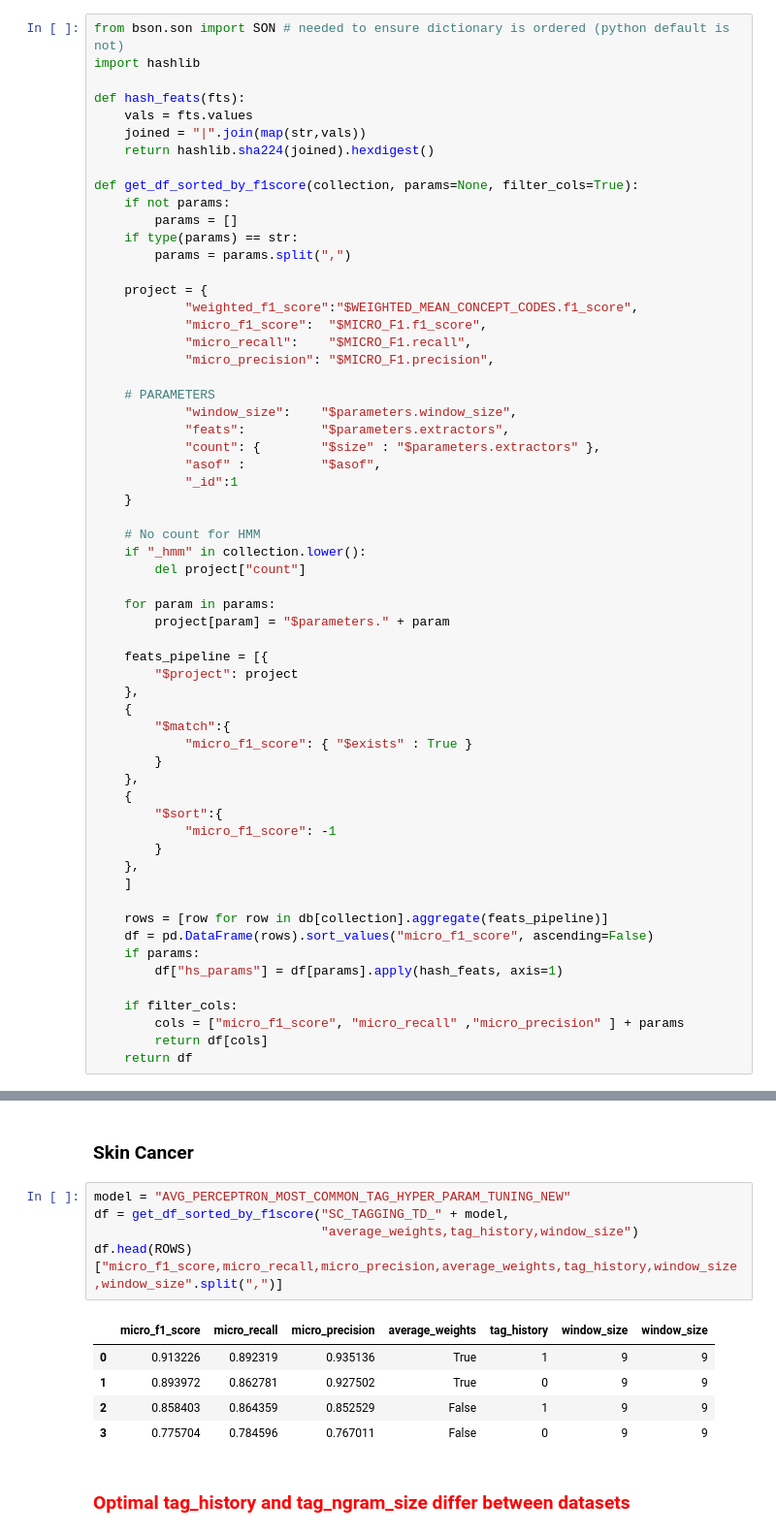
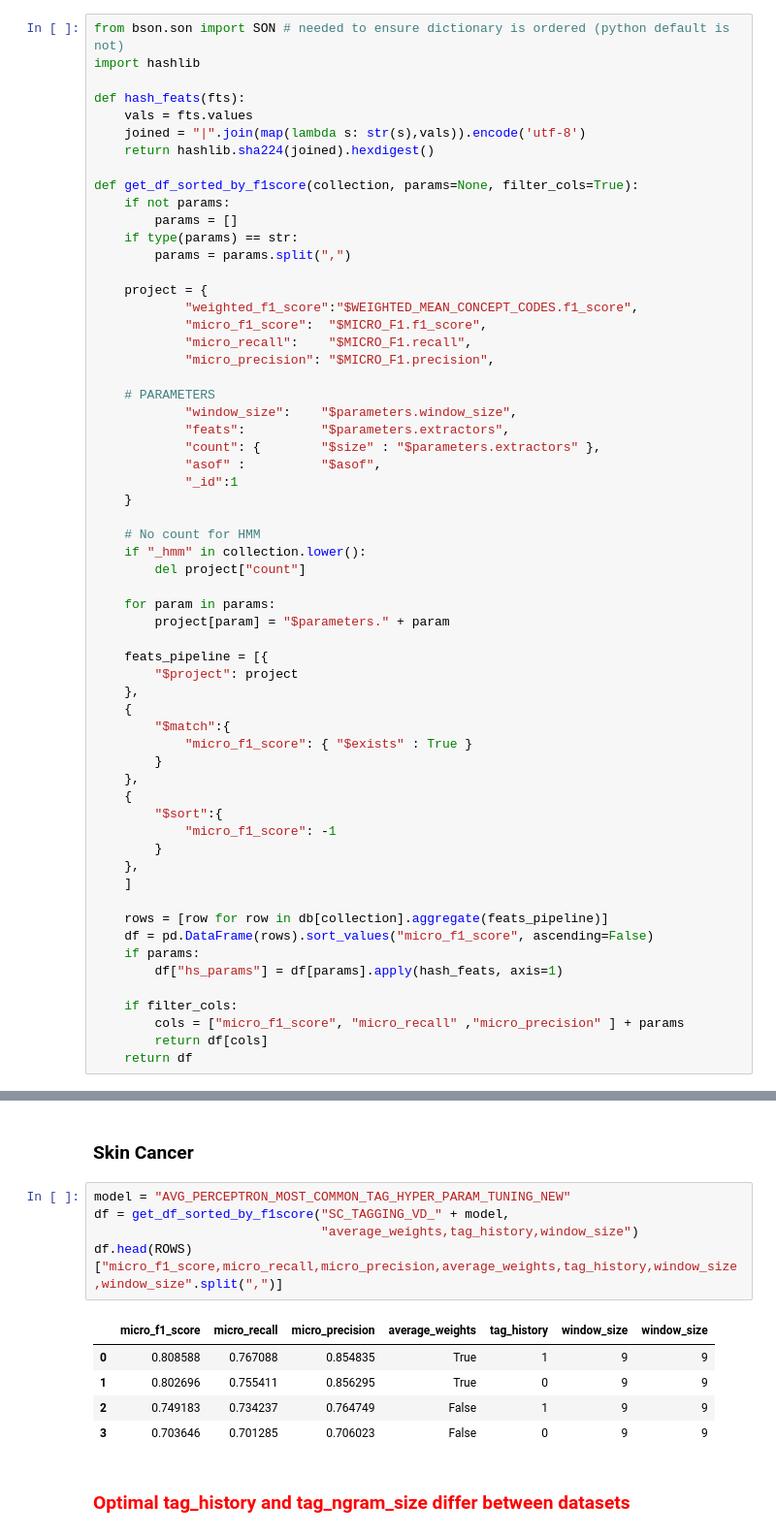
Before and after one commit to simonhughes22/PythonNlpResearch, a Jupyter notebook: notebooks/Mongo Queries/Query Model Hyper Parameter Tuning Results.ipynb, the cells around one changed output, grey strips where cells are left out. Shown at 97% size. Saved outputs shown, nothing was run; the diff lists cells and outputs as text.

```diff
--- a/notebooks/Mongo Queries/Query Model Hyper Parameter Tuning Results.ipynb
+++ b/notebooks/Mongo Queries/Query Model Hyper Parameter Tuning Results.ipynb
@@ -46,7 +46,7 @@ import hashlib
 
 def hash_feats(fts):
     vals = fts.values
-    joined = "|".join(map(str,vals))
+    joined = "|".join(map(lambda s: str(s),vals)).encode('utf-8')
     return hashlib.sha224(joined).hexdigest()
 
 def get_df_sorted_by_f1score(collection, params=None, filter_cols=True):
@@ -282,14 +282,14 @@ df.head(ROWS)["micro_f1_score,micro_recall,micro_precision,average_weights,tag_h
 ### Skin Cancer
 # %%
 model = "AVG_PERCEPTRON_MOST_COMMON_TAG_HYPER_PARAM_TUNING_NEW"
-df = get_df_sorted_by_f1score("SC_TAGGING_TD_" + model,
+df = get_df_sorted_by_f1score("SC_TAGGING_VD_" + model,
                               "average_weights,tag_history,window_size")
 df.head(ROWS)["micro_f1_score,micro_recall,micro_precision,average_weights,tag_history,window_size,window_size".split(",")]
 # %% [output]
 |  | micro_f1_score | micro_recall | micro_precision | average_weights | tag_history | window_size | window_size |
-| 0 | 0.913226 | 0.892319 | 0.935136 | True | 1 | 9 | 9 |
-| 1 | 0.893972 | 0.862781 | 0.927502 | True | 0 | 9 | 9 |
-| 2 | 0.858403 | 0.864359 | 0.852529 | False | 1 | 9 | 9 |
-| 3 | 0.775704 | 0.784596 | 0.767011 | False | 0 | 9 | 9 |
+| 0 | 0.808588 | 0.767088 | 0.854835 | True | 1 | 9 | 9 |
+| 1 | 0.802696 | 0.755411 | 0.856295 | True | 0 | 9 | 9 |
+| 2 | 0.749183 | 0.734237 | 0.764749 | False | 1 | 9 | 9 |
+| 3 | 0.703646 | 0.701285 | 0.706023 | False | 0 | 9 | 9 |
 # %% [markdown]
 ### <span style="color:red">Optimal tag_history and tag_ngram_size differ between datasets</span>
```
Also changed, not shown: parts of 8 cells of this notebook, 6 other files.
